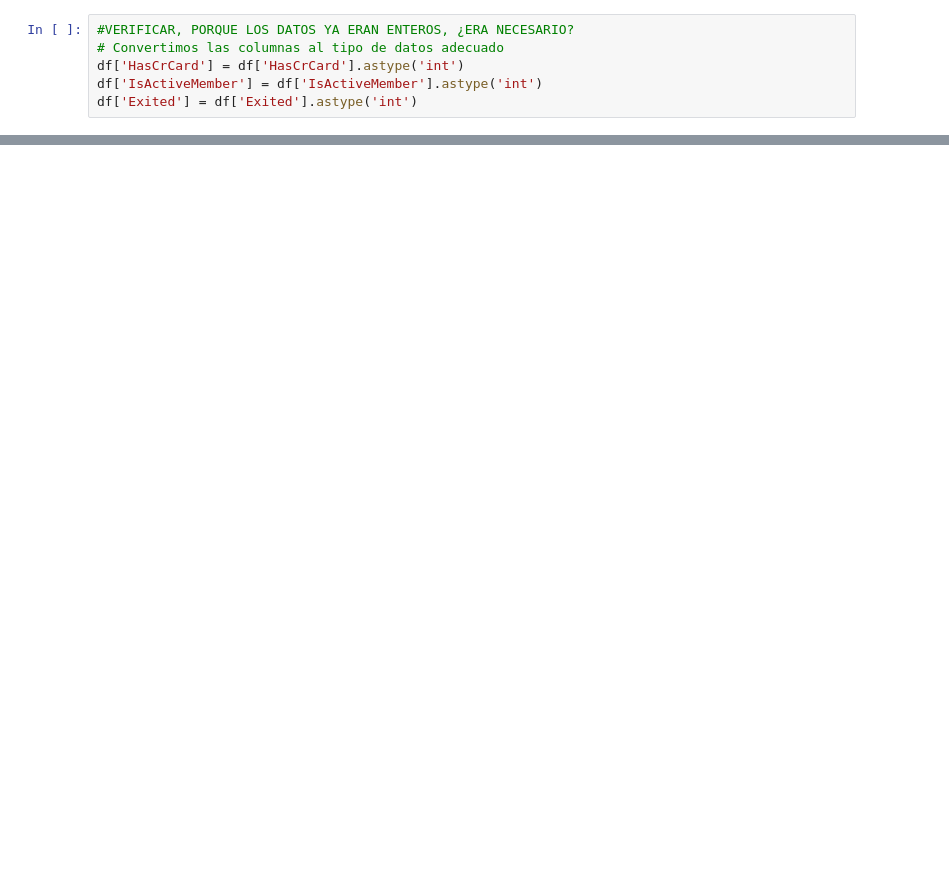
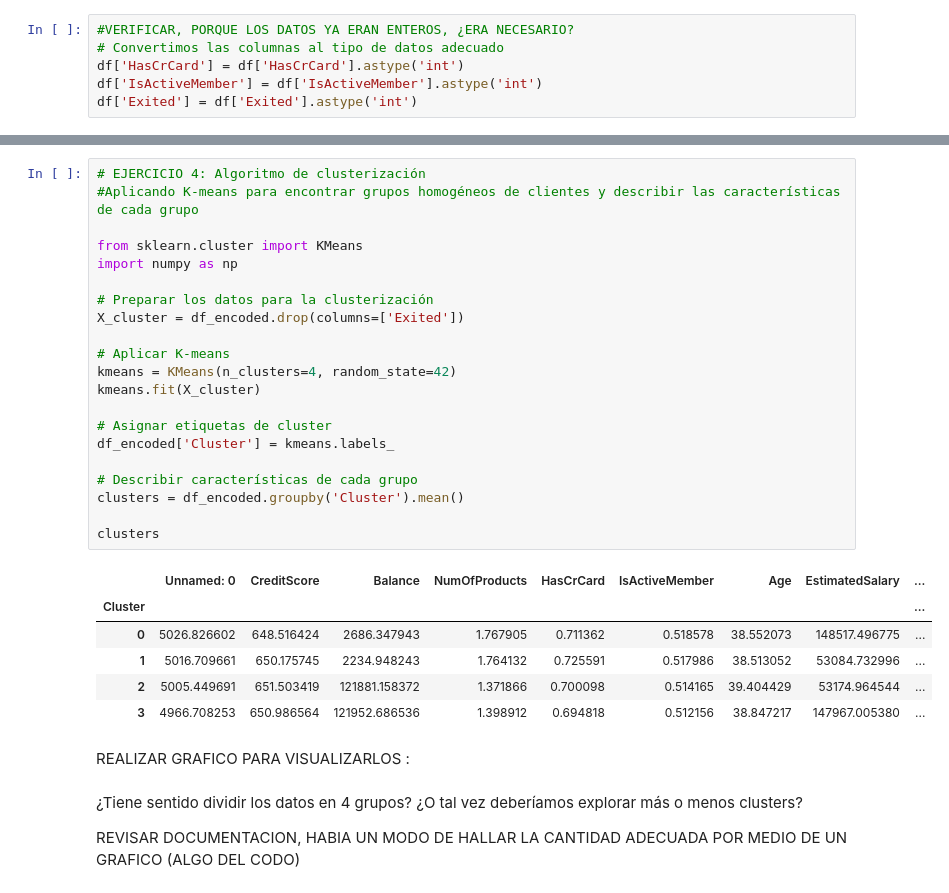
Before and after one commit to Retromantis/reto_estados_unidos, a Jupyter notebook: RETO_3.ipynb, the cells around one changed output, grey strips where cells are left out. Drawn from its saved outputs; the diff is of its cells as text; blank space fills up the shorter version.

```diff
--- a/RETO_3.ipynb
+++ b/RETO_3.ipynb
@@ -245,0 +436,34 @@ AHORA NOS ESTÁ DANDO PROBLEMAS CON EL "GENDER", PERO SOSPECHO QUE DESPUES NOS D
+# %%
+# EJERCICIO 4: Algoritmo de clusterización
+#Aplicando K-means para encontrar grupos homogéneos de clientes y describir las características de cada grupo
+
+from sklearn.cluster import KMeans
+import numpy as np
+
+# Preparar los datos para la clusterización
+X_cluster = df_encoded.drop(columns=['Exited'])
+
+# Aplicar K-means
+kmeans = KMeans(n_clusters=4, random_state=42)
+kmeans.fit(X_cluster)
+
+# Asignar etiquetas de cluster
+df_encoded['Cluster'] = kmeans.labels_
+
+# Describir características de cada grupo
+clusters = df_encoded.groupby('Cluster').mean()
+
+clusters
+# %% [output]
+|  | Unnamed: 0 | CreditScore | Balance | NumOfProducts | HasCrCard | IsActiveMember | Age | EstimatedSalary | ... |
+| Cluster |  |  |  |  |  |  |  |  | ... |
+| 0 | 5026.826602 | 648.516424 | 2686.347943 | 1.767905 | 0.711362 | 0.518578 | 38.552073 | 148517.496775 | ... |
+| 1 | 5016.709661 | 650.175745 | 2234.948243 | 1.764132 | 0.725591 | 0.517986 | 38.513052 | 53084.732996 | ... |
+| 2 | 5005.449691 | 651.503419 | 121881.158372 | 1.371866 | 0.700098 | 0.514165 | 39.404429 | 53174.964544 | ... |
+| 3 | 4966.708253 | 650.986564 | 121952.686536 | 1.398912 | 0.694818 | 0.512156 | 38.847217 | 147967.005380 | ... |
+# %% [markdown]
+REALIZAR GRAFICO PARA VISUALIZARLOS :
+# %% [markdown]
+¿Tiene sentido dividir los datos en 4 grupos? ¿O tal vez deberíamos explorar más o menos clusters?
+
+REVISAR DOCUMENTACION, HABIA UN MODO DE HALLAR LA CANTIDAD ADECUADA POR MEDIO DE UN GRAFICO (ALGO DEL CODO)
```
Also changed, not shown: parts of 29 cells of this notebook.
